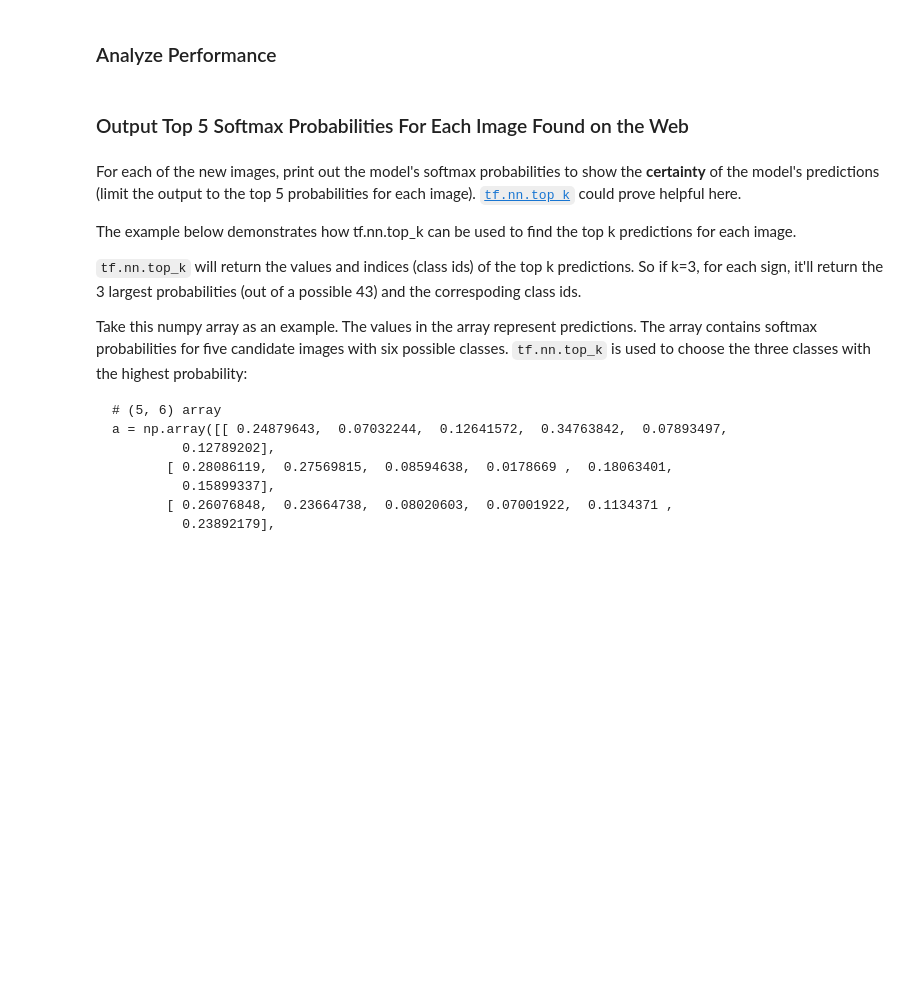
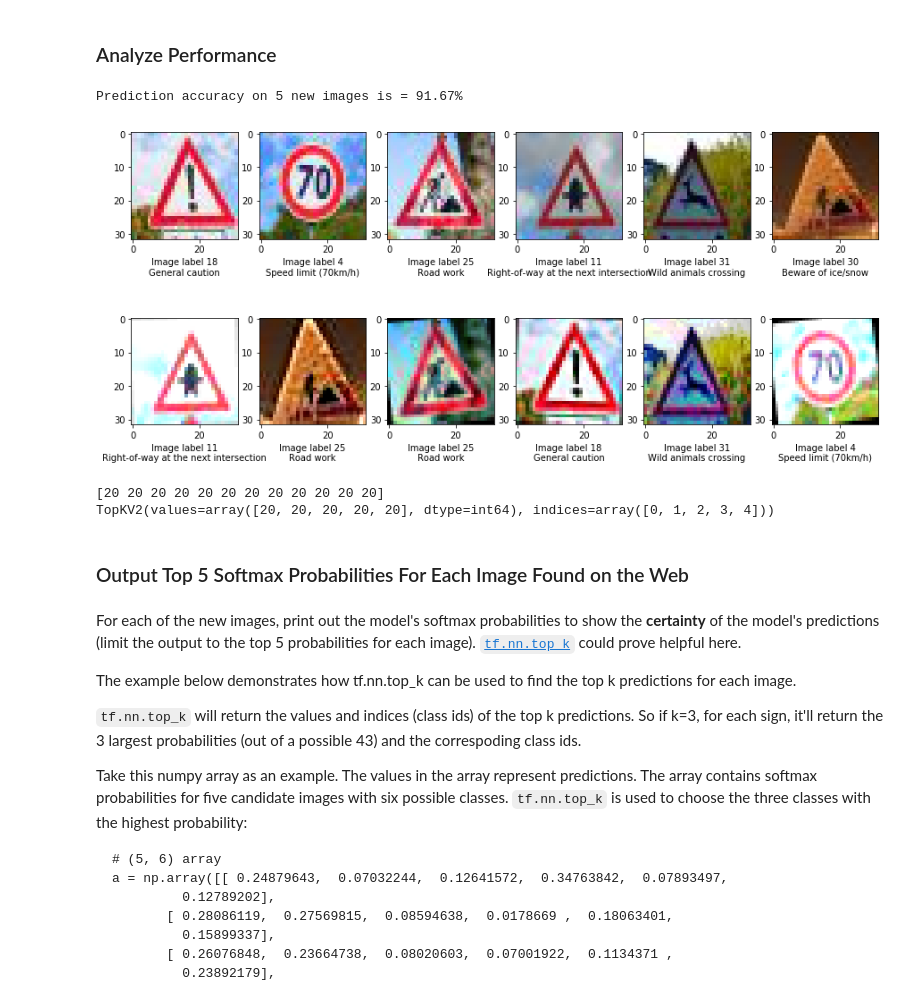
Before and after one commit to harshnandan/CarND-Traffic-Sign-Classifier-Proj, a Jupyter notebook: Traffic_Sign_Classifier.ipynb, the cells around one changed output. Drawn from its saved outputs; the diff is of its cells as text; code cells hidden in the pictures; blank space fills up the shorter version.

```diff
--- a/Traffic_Sign_Classifier.ipynb
+++ b/Traffic_Sign_Classifier.ipynb
@@ -517,3 +550,51 @@ INFO:tensorflow:Restoring parameters from ./trafficNet_sess.ckpt
+# %%
+### Calculate the accuracy for these 5 new images.
+### For example, if the model predicted 1 out of 5 signs correctly, it's 20% accurate on these new images.
+
+# define a list of image operation from which random choices can be made
+img_quality_fnc = [adjust_brightContrast, sharp, equalize_Hist]
+img_shape_fnc = [scale_crop_img, rotate_img]
+test_images_aug, label_aug = create_img_augmentation(test_images, label, 6, showSample=False)
+
+test_images_new = np.concatenate((test_images, test_images_aug))
+label_new = np.concatenate((label, label_aug))
+
+# predict labels for new images
+with tf.Session() as sess:
+    sess.run(tf.global_variables_initializer())
+    saver.restore(sess, './trafficNet_sess.ckpt')
+    #p = sess.run([])
+    p = sess.run(predict, feed_dict={x:test_images_new, y:label_new})
+
+error = np.where((p - label_new) == 0)
+accurate_count = error[0].shape[0]
+
+predictAccuracy =   accurate_count / label_new.shape[0]
+print("Prediction accuracy on 5 new images is = {:.2f}%".format(predictAccuracy*100))
+
+plt.figure(figsize=(15, 7))
+for figIdx in range(test_images_new.shape[0]):
+    plt.subplot(2, 6, figIdx+1)
+    plt.imshow(test_images_new[figIdx])
+    plt.xlabel("Image label " + str(p[figIdx])+ "\n" + signs_class[p[figIdx]])
+# %% [output]
+Prediction accuracy on 5 new images is = 91.67%
+[figure, added]
+# %%
+out_logits = tf.argmax(trafficNet(x),1)
+
+
+with tf.Session() as sess:
+    sess.run(tf.global_variables_initializer())
+    saver.restore(sess, './trafficNet_sess.ckpt')
+    softmax_p = sess.run(out_logits, feed_dict={x:test_images_new, y:label_new})
+    top_5_candidates = sess.run( tf.nn.top_k(softmax_p, k=5) )
+
+print(softmax_p)
+print(top_5_candidates)
+# %% [output]
+[20 20 20 20 20 20 20 20 20 20 20 20]
+TopKV2(values=array([20, 20, 20, 20, 20], dtype=int64), indices=array([0, 1, 2, 3, 4]))
 # %% [markdown]
 ### Output Top 5 Softmax Probabilities For Each Image Found on the Web
 # %% [markdown]
```
Also changed, not shown: parts of 9 cells of this notebook, 6 other files.
